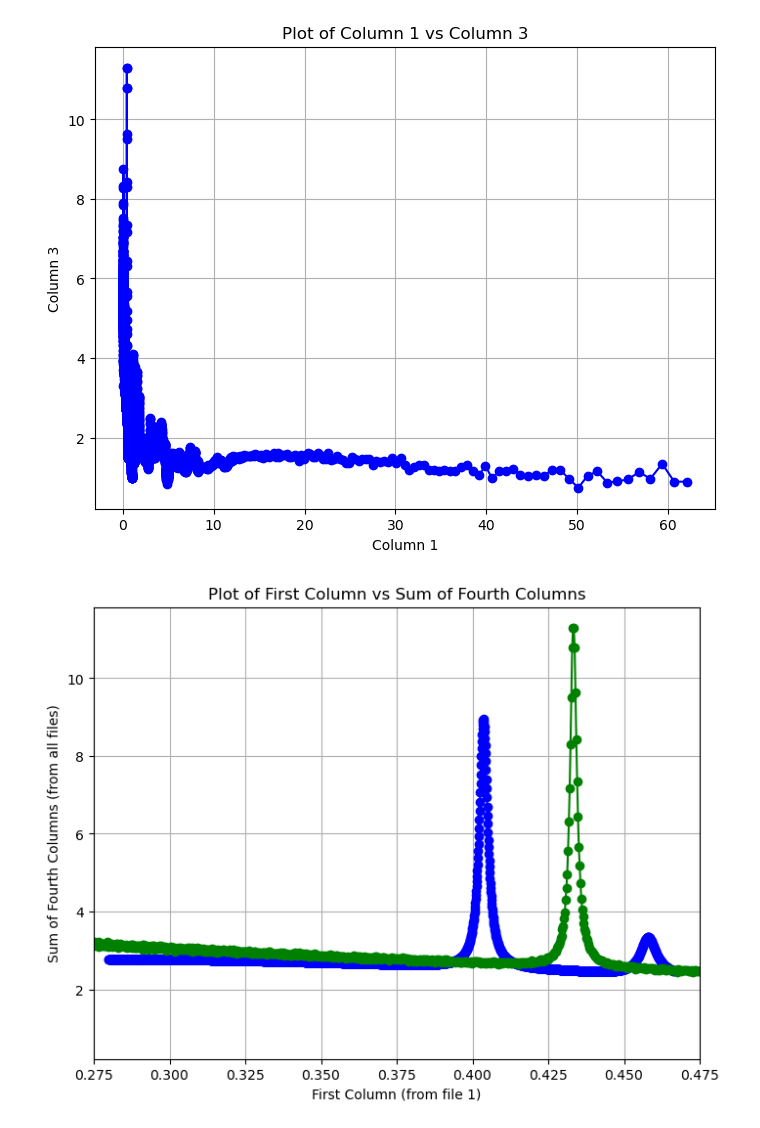
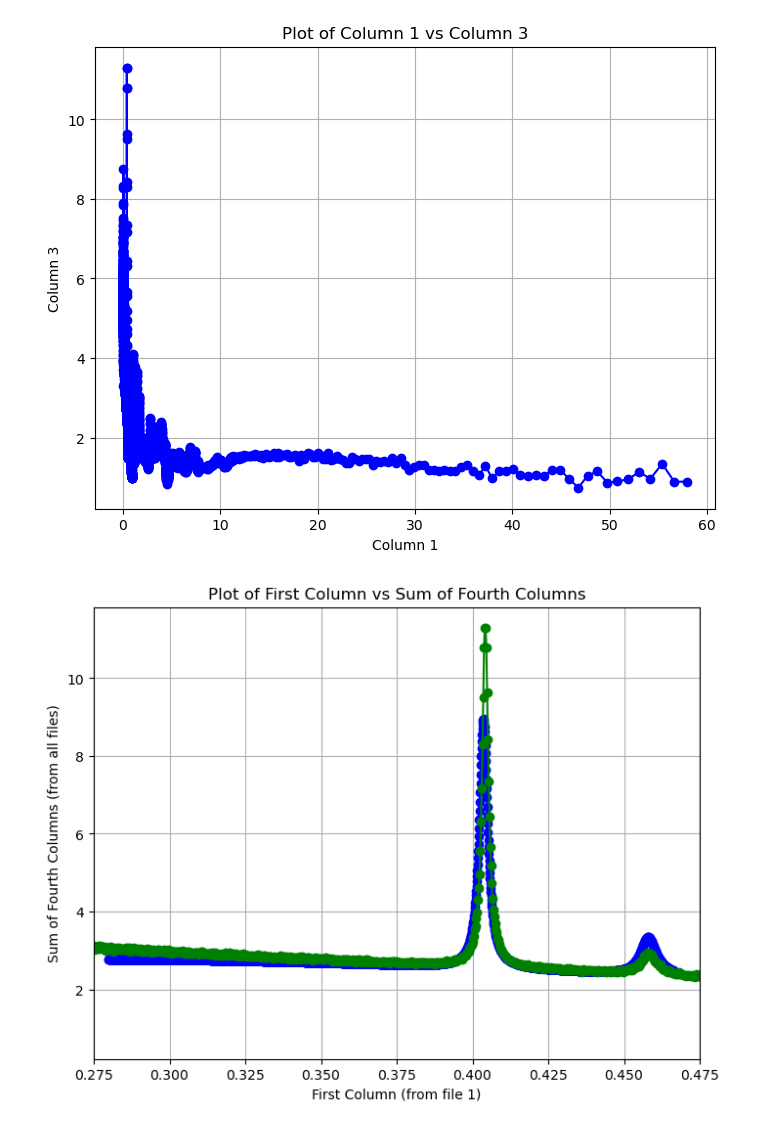
Before and after one commit to briecheeze/thesisplots, a Jupyter notebook: thesisplot.ipynb, the cells around one changed output. Cells and saved outputs as stored; diff of their text form; code cells hidden in the pictures.

Commit message:
Added CoM conversion into first dataset

```diff
--- a/thesisplot.ipynb
+++ b/thesisplot.ipynb
@@ -1,25 +1,36 @@
 # %%
+#Run this first
 import pandas as pd
 import matplotlib.pyplot as plt
 
 # Read the data from a text file
 # Replace 'your_data_file.txt' with the actual path to your file
 df = pd.read_csv('14N_n_TOT.dat', delimiter='\t', header=None)
 
+#Fix the data. The Input data file is lab frame, while the Output data file is CoM frame
+#E_cm = E_lab (M_light + M_heavy)/M_heavy; do this to convert lab to CoM, E_lab=df[]
+
+#Neutron mass, projectile
+M_light= 939.565 #MeV/c^2
+
+#14N Mass, target
+#In amu: 14.0030740, from: https://atom.kaeri.re.kr/cgi-bin/nuclide?nuc=N14
+M_heavy= (14.0030740)*(931.49432)
+
 # Extract the first and third columns
-x_data = df[0]  # First column
+x_data = df[0]*M_heavy/(M_light+M_heavy)  # First column
 y_data = df[2]  # Third column
 
 # Plot
 plt.figure(figsize=(8, 6))
 plt.plot(x_data, y_data, marker='o', linestyle='-', color='b')
 plt.xlabel('Column 1')
 plt.ylabel('Column 3')
 plt.title('Plot of Column 1 vs Column 3')
 plt.grid(True)
 plt.show()
 # %% [output]
-[figure, old version]
+[figure, new version]
 # %%
 import pandas as pd
 import matplotlib.pyplot as plt
@@ -49,4 +60,4 @@ plt.title('Plot of First Column vs Sum of Fourth Columns')
 plt.grid(True)
 plt.show()
 # %% [output]
-[figure, old version]
+[figure, new version]
```
Also changed, not shown: parts of 1 cell of this notebook.
